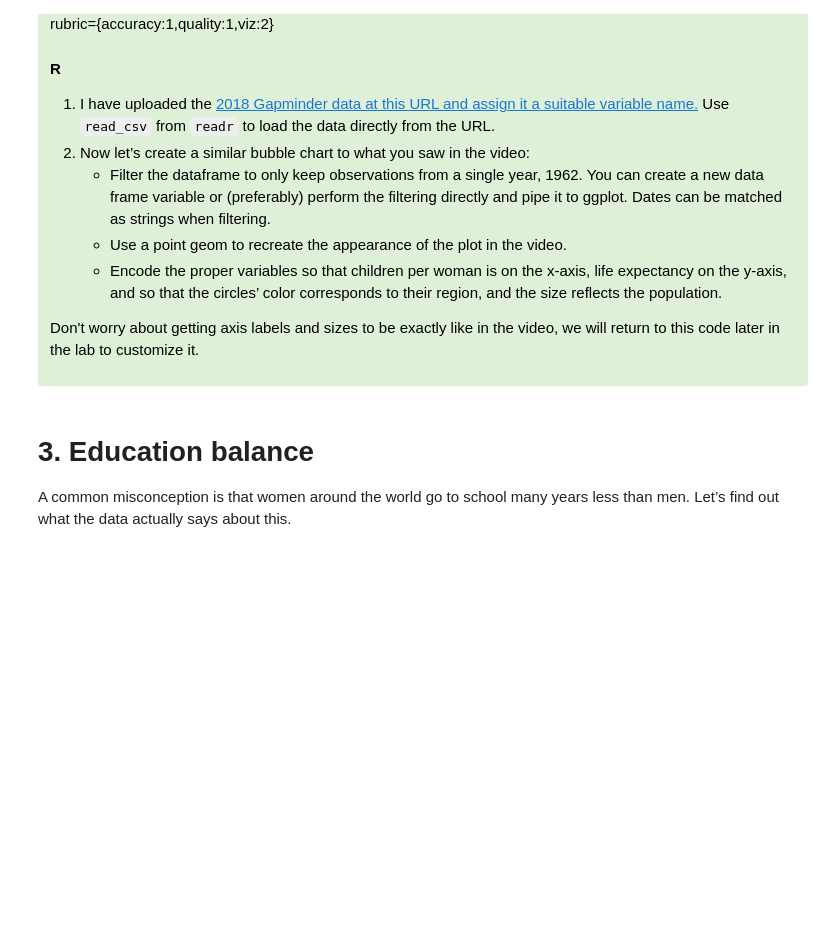
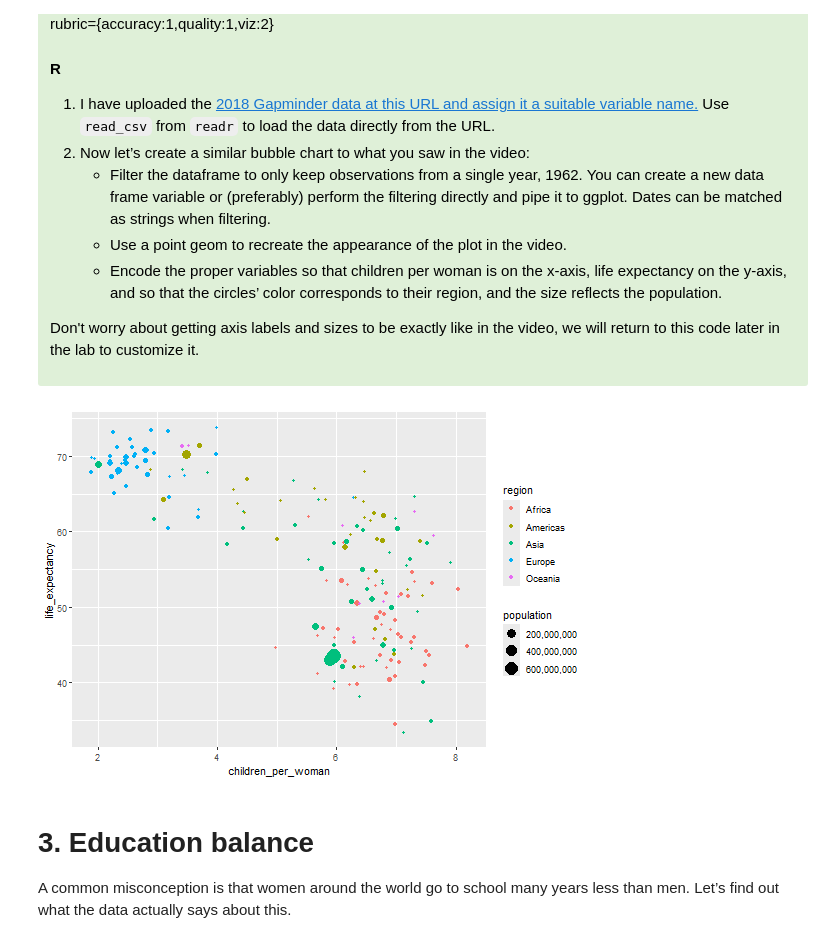
Before and after one commit to Zihao-Sheng/DATA_550_lab1_group14, a Jupyter notebook: lab1.ipynb, the cells around one changed output. Saved outputs shown, nothing was run; the diff lists cells and outputs as text; code cells hidden in the pictures; blank space fills up the shorter version.

```diff
--- a/lab1.ipynb
+++ b/lab1.ipynb
@@ -227,3 +242,24 @@ we will return to this code later in the lab to customize it.</p>
+# %%
+%%R -w 550 -h 375 -o fig
+# YOUR R ANSWER GOES HERE
+options(plotly.renderer = "iframe")
+options(viewer = NULL)
+Q2_data=data[format(data$year,'%Y')==1962,]
+ggplot(Q2_data,
+       aes(x=children_per_woman,
+           y=life_expectancy,
+           color=region,
+           size=population
+           #text= paste(
+               #"Region:", region,
+               #"<br>Children per woman:", children_per_woman,
+               #"<br>Life expectancy:", life_expectancy,
+               #"<br>Population:", population
+           #)
+        )
+      )+geom_point()+scale_size_continuous(labels=comma,name='population')
+# %% [output]
+[figure, added]
 # %% [markdown]
 # 3. Education balance
 
```
Also changed, not shown: parts of 31 cells of this notebook.
